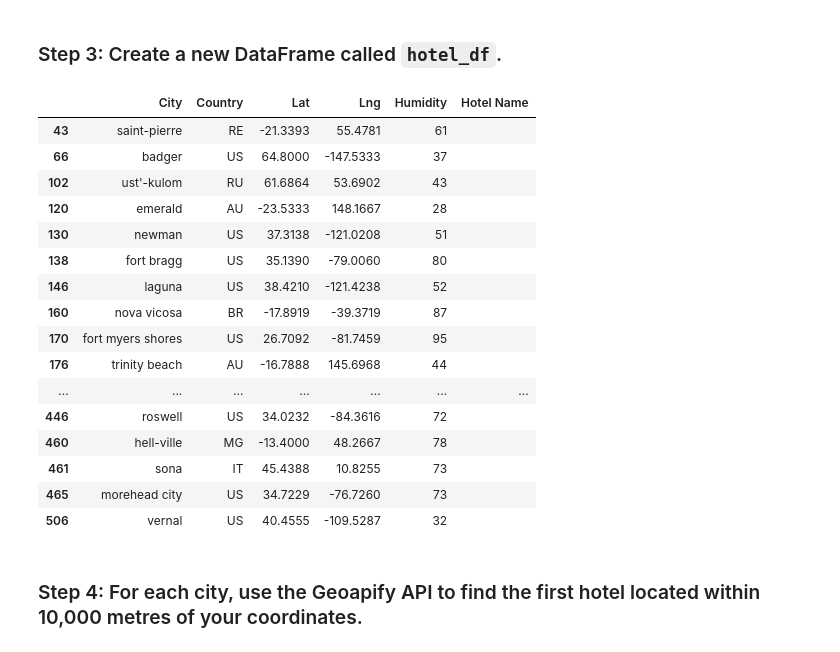
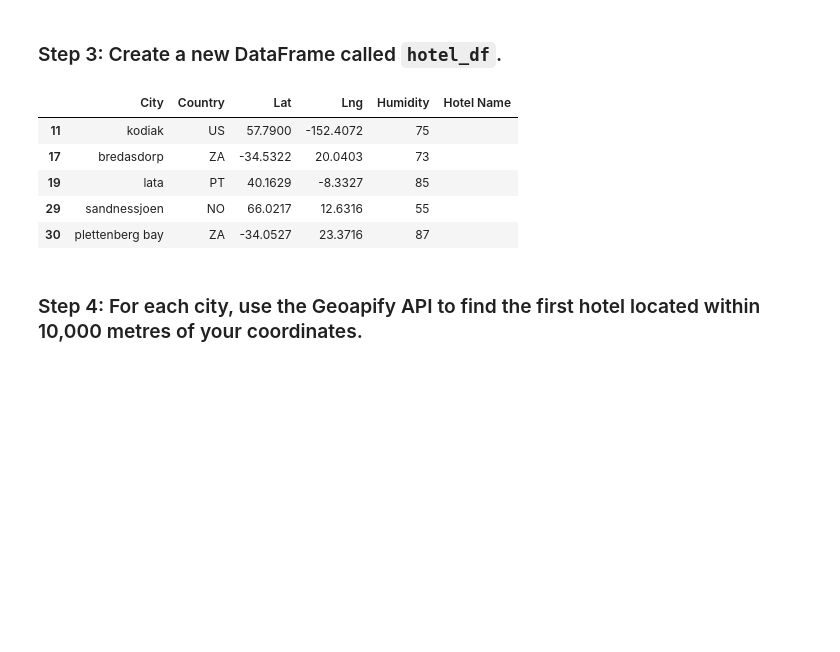
Before and after one commit to qstibbins/python-api-challenge, a Jupyter notebook: VacationPy.ipynb, the cells around one changed output. Cells and saved outputs as stored; diff of their text form; code cells hidden in the pictures; blank space fills up the shorter version.

```diff
--- a/VacationPy.ipynb
+++ b/VacationPy.ipynb
@@ -49,11 +60,20 @@ city_data_df.head()
 ### Step 2: Narrow down the `city_data_df` DataFrame to find your ideal weather condition
 # %%
 # Narrow down cities that fit criteria and drop any results with null values
-# YOUR CODE HERE
+print(city_data_df.shape)
+
+# sorted_df = city_data_df.sort_values(by="Cloudiness", ascending=True)
+# sorted_df.head()
+
+narrowed_city_df = city_data_df.loc[
+    # (city_data_df["Max Temp"] < 27) & (city_data_df["Max Temp"] > 21) \
+    (city_data_df["Wind Speed"] < 4.5) \
+    & (city_data_df["Cloudiness"] == 0)
+]
 
 # Drop any rows with null values
-# YOUR CODE HERE
+narrowed_city_df = narrowed_city_df.dropna()
 
 # Display sample data
-# YOUR CODE HERE
+narrowed_city_df.head()  #.sort_values("Cloud", ascending=True)
 # %% [output]
@@ -78,31 +88,20 @@ city_data_df.head()
 ### Step 3: Create a new DataFrame called `hotel_df`.
 # %%
 # Use the Pandas copy function to create DataFrame called hotel_df to store the city, country, coordinates, and humidity
-# YOUR CODE HERE
+hotel_df = narrowed_city_df[["City", "Country", "Lat", "Lng", "Humidity"]].copy()
 
 # Add an empty column, "Hotel Name," to the DataFrame so you can store the hotel found using the Geoapify API
-# YOUR CODE HERE
+hotel_df["Hotel Name"] = ""
 
 # Display sample data
-# YOUR CODE HERE
+hotel_df.head()
 # %% [output]
 |  | City | Country | Lat | Lng | Humidity | Hotel Name |
-| 43 | saint-pierre | RE | -21.3393 | 55.4781 | 61 |  |
-| 66 | badger | US | 64.8000 | -147.5333 | 37 |  |
-| 102 | ust'-kulom | RU | 61.6864 | 53.6902 | 43 |  |
-| 120 | emerald | AU | -23.5333 | 148.1667 | 28 |  |
-| 130 | newman | US | 37.3138 | -121.0208 | 51 |  |
-| 138 | fort bragg | US | 35.1390 | -79.0060 | 80 |  |
-| 146 | laguna | US | 38.4210 | -121.4238 | 52 |  |
-| 160 | nova vicosa | BR | -17.8919 | -39.3719 | 87 |  |
-| 170 | fort myers shores | US | 26.7092 | -81.7459 | 95 |  |
-| 176 | trinity beach | AU | -16.7888 | 145.6968 | 44 |  |
-| ... | ... | ... | ... | ... | ... | ... |
-| 446 | roswell | US | 34.0232 | -84.3616 | 72 |  |
-| 460 | hell-ville | MG | -13.4000 | 48.2667 | 78 |  |
-| 461 | sona | IT | 45.4388 | 10.8255 | 73 |  |
-| 465 | morehead city | US | 34.7229 | -76.7260 | 73 |  |
-| 506 | vernal | US | 40.4555 | -109.5287 | 32 |  |
+| 11 | kodiak | US | 57.7900 | -152.4072 | 75 |  |
+| 17 | bredasdorp | ZA | -34.5322 | 20.0403 | 73 |  |
+| 19 | lata | PT | 40.1629 | -8.3327 | 85 |  |
+| 29 | sandnessjoen | NO | 66.0217 | 12.6316 | 55 |  |
+| 30 | plettenberg bay | ZA | -34.0527 | 23.3716 | 87 |  |
 # %% [markdown]
 ### Step 4: For each city, use the Geoapify API to find the first hotel located within 10,000 metres of your coordinates.
 # %%
```
Also changed, not shown: parts of 7 cells of this notebook.
